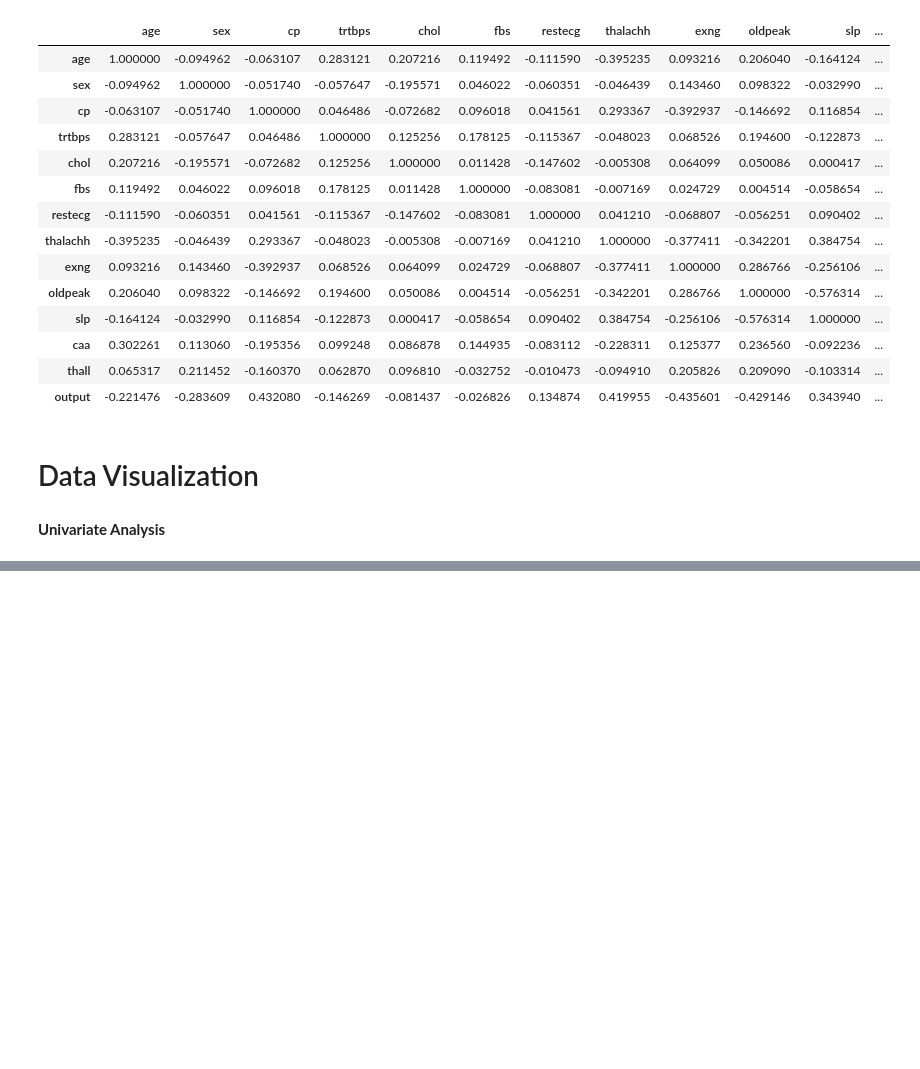
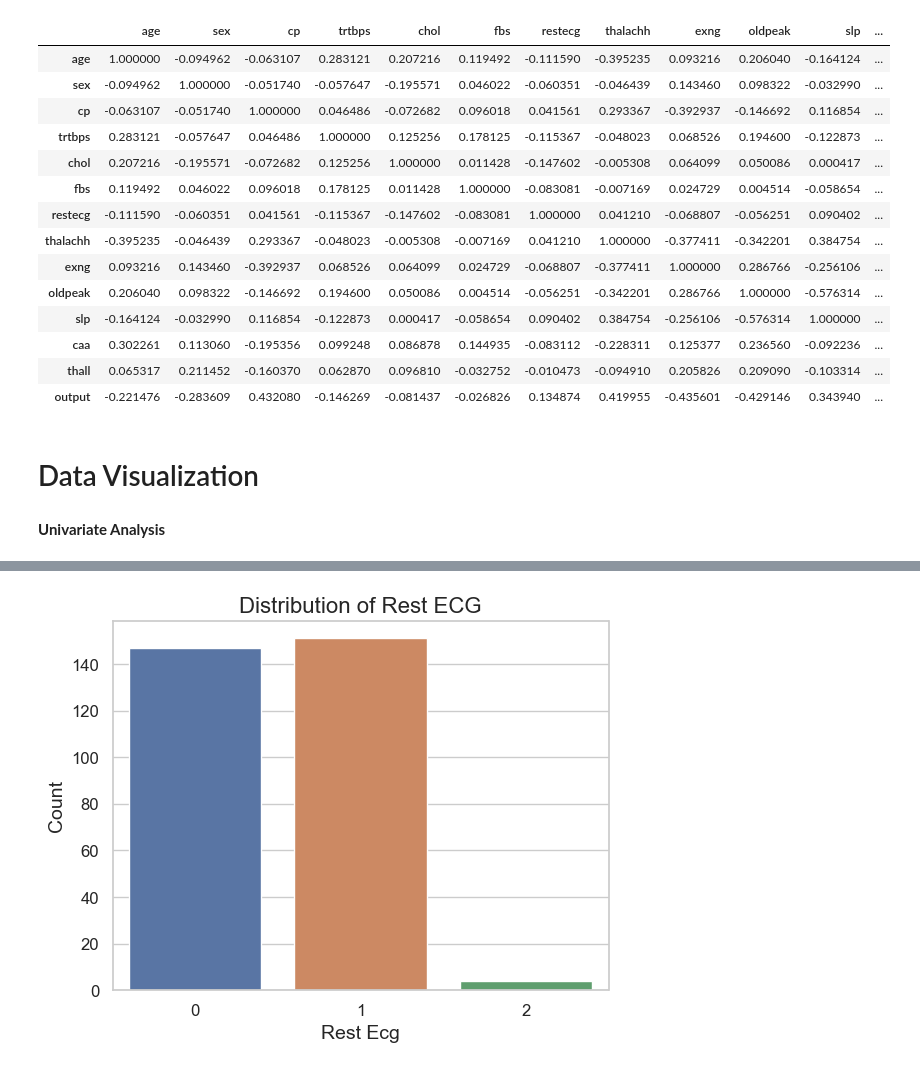
Before and after one commit to taaha3244/joy-of-supML, a Jupyter notebook: Decision_Tree.ipynb, the cells around one changed output, grey strips where cells are left out. Saved outputs shown, nothing was run; the diff lists cells and outputs as text; code cells hidden in the pictures; blank space fills up the shorter version.

```diff
--- a/Decision_Tree.ipynb
+++ b/Decision_Tree.ipynb
@@ -158,0 +213,4 @@ heart.corr()
+# %%
+count_plot_sns('restecg','Rest Ecg','Count','Distribution of Rest ECG')
+# %% [output]
+[figure, added]
```
Also changed, not shown: parts of 5 cells of this notebook.
